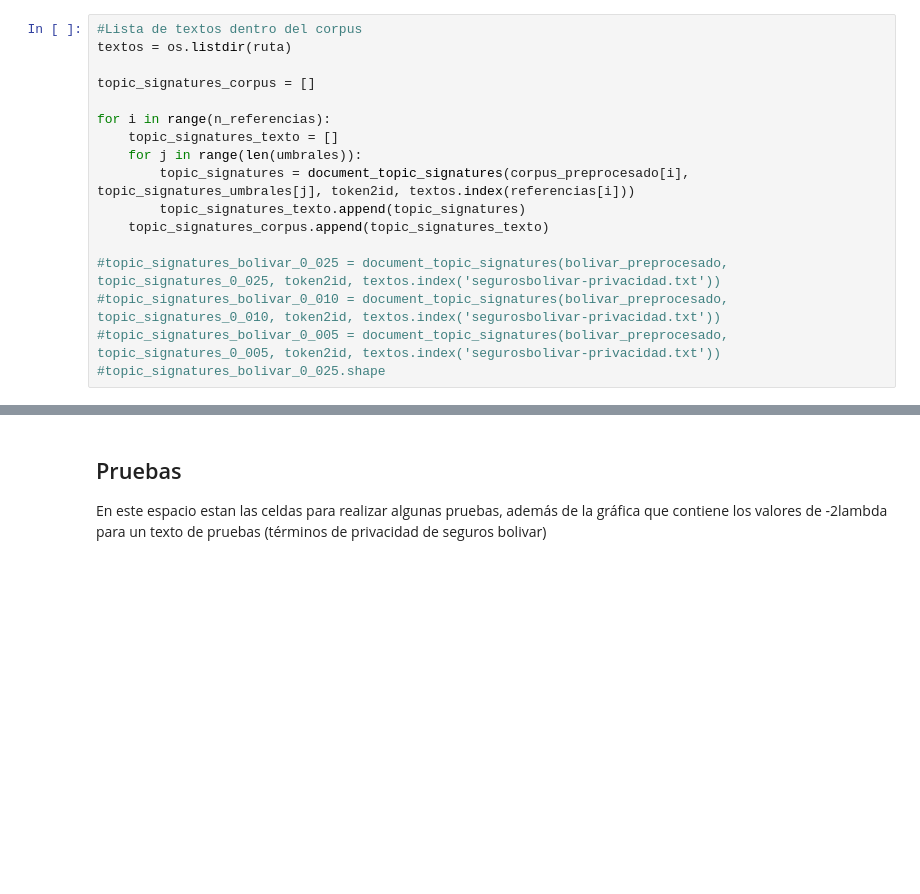
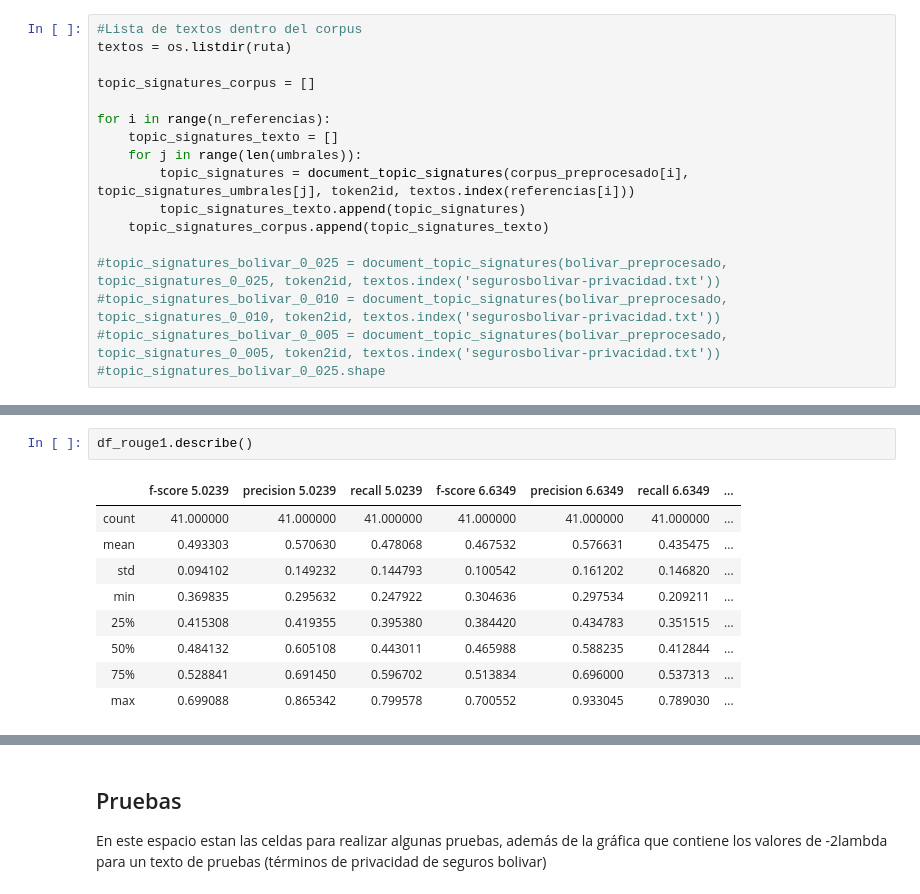
Before and after one commit to ecardona506/terms-of-service, a Jupyter notebook: Prueba de Verosimilitud Logaritmica.ipynb, the cells around one changed output, grey strips where cells are left out. Saved outputs shown, nothing was run; the diff lists cells and outputs as text; blank space fills up the shorter version.

```diff
--- a/Prueba de Verosimilitud Logaritmica.ipynb
+++ b/Prueba de Verosimilitud Logaritmica.ipynb
@@ -387,0 +514,12 @@ for i in range(n_referencias):
+# %%
+df_rouge1.describe()
+# %% [output]
+|  | f-score 5.0239 | precision 5.0239 | recall 5.0239 | f-score 6.6349 | precision 6.6349 | recall 6.6349 | ... |
+| count | 41.000000 | 41.000000 | 41.000000 | 41.000000 | 41.000000 | 41.000000 | ... |
+| mean | 0.493303 | 0.570630 | 0.478068 | 0.467532 | 0.576631 | 0.435475 | ... |
+| std | 0.094102 | 0.149232 | 0.144793 | 0.100542 | 0.161202 | 0.146820 | ... |
+| min | 0.369835 | 0.295632 | 0.247922 | 0.304636 | 0.297534 | 0.209211 | ... |
+| 25% | 0.415308 | 0.419355 | 0.395380 | 0.384420 | 0.434783 | 0.351515 | ... |
+| 50% | 0.484132 | 0.605108 | 0.443011 | 0.465988 | 0.588235 | 0.412844 | ... |
+| 75% | 0.528841 | 0.691450 | 0.596702 | 0.513834 | 0.696000 | 0.537313 | ... |
+| max | 0.699088 | 0.865342 | 0.799578 | 0.700552 | 0.933045 | 0.789030 | ... |
```
Also changed, not shown: parts of 57 cells of this notebook.
